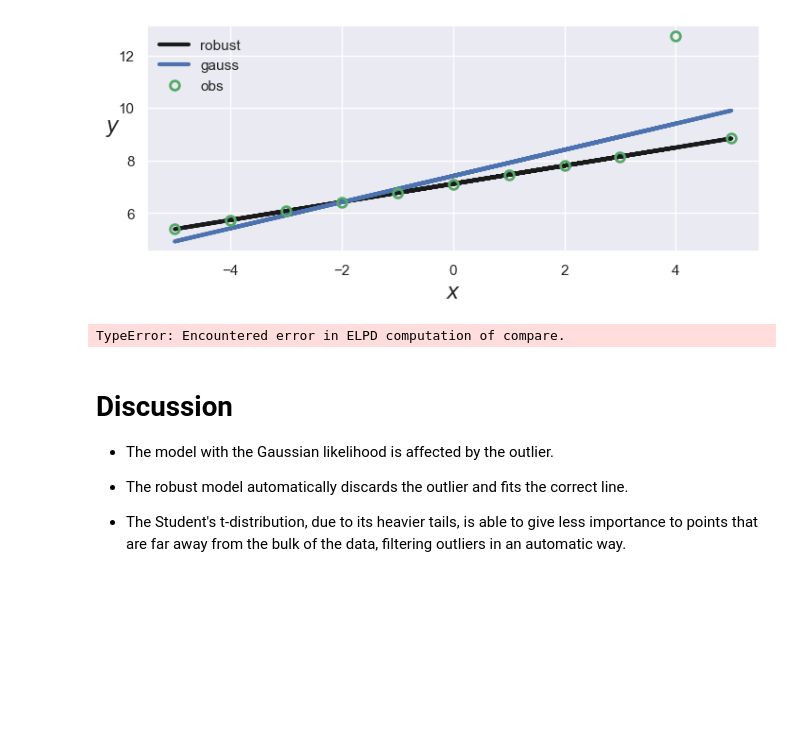
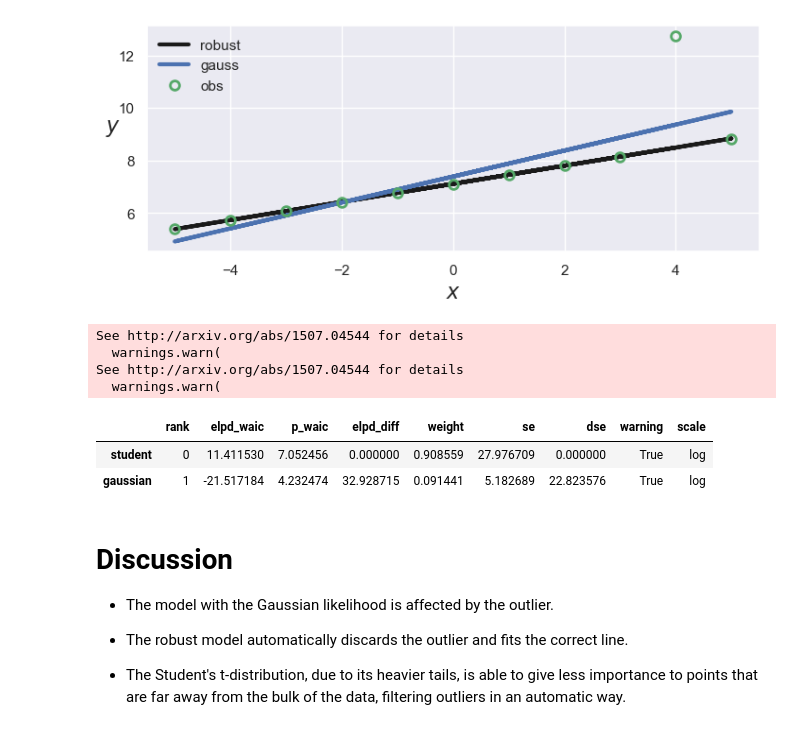
Before and after one commit to gcorani/bda, a Jupyter notebook: 5-LinearRegression.ipynb, the cells around one changed output. Drawn from its saved outputs; the diff is of its cells as text; code cells hidden in the pictures; blank space fills up the shorter version.

```diff
--- a/5-LinearRegression.ipynb
+++ b/5-LinearRegression.ipynb
@@ -653,10 +657,17 @@ plt.legend();
 # %%
 # we can also compare the models via WAIC
 
 # the Student model is ranked first
-az.compare({'gaussian':gaussian_trace, 'student': st_trace}, ic='waic')
+compare_dict = {'gaussian':gaussian_trace, 'student': st_trace}
+az.compare(compare_dict, ic='waic')
 # %% [output]
-TypeError: Encountered error in ELPD computation of compare.
+See http://arxiv.org/abs/1507.04544 for details
+  warnings.warn(
+See http://arxiv.org/abs/1507.04544 for details
+  warnings.warn(
+|  | rank | elpd_waic | p_waic | elpd_diff | weight | se | dse | warning | scale |
+| student | 0 | 11.411530 | 7.052456 | 0.000000 | 0.908559 | 27.976709 | 0.000000 | True | log |
+| gaussian | 1 | -21.517184 | 4.232474 | 32.928715 | 0.091441 | 5.182689 | 22.823576 | True | log |
 # %% [markdown]
 # Discussion
 
```
Also changed, not shown: parts of 13 cells of this notebook, 1 other file.
